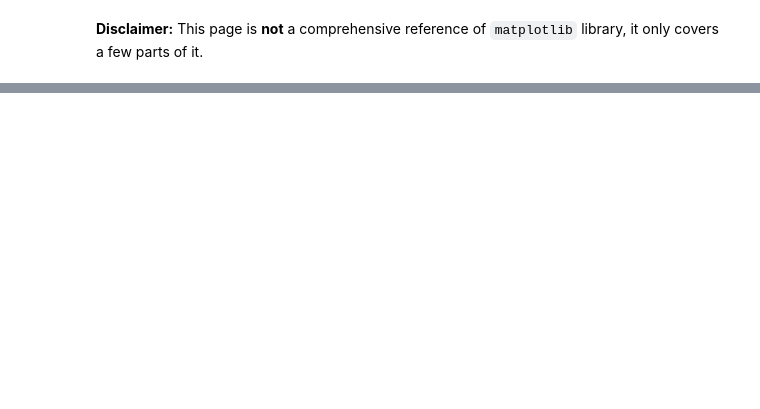
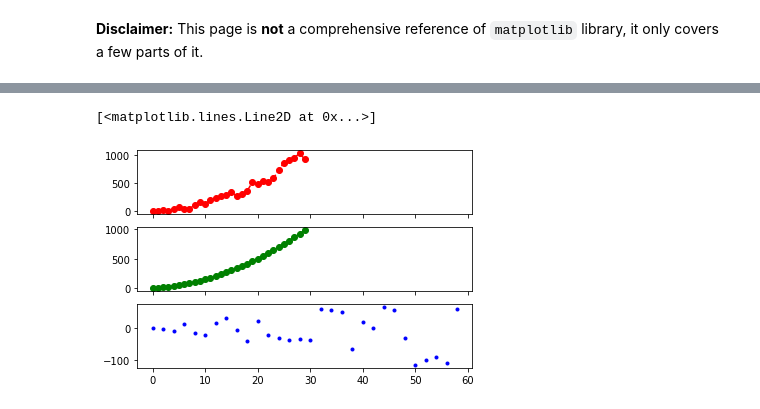
Before and after one commit to ilya40umov/python-cheatsheet, a Jupyter notebook: matplotlib.ipynb, the cells around one changed output, grey strips where cells are left out. Drawn from its saved outputs; the diff is of its cells as text; code cells hidden in the pictures; blank space fills up the shorter version.

```diff
--- a/matplotlib.ipynb
+++ b/matplotlib.ipynb
@@ -15,0 +39,9 @@ plt.show()
+# %%
+fig, sps = plt.subplots(3, 1, sharex=True)
+
+sps[0].plot(x, y1, 'ro--')
+sps[1].plot(x, y2, 'go-')
+sps[2].plot(x * 2, y2 - y1, 'b.')
+# %% [output]
+[<matplotlib.lines.Line2D at 0x...>]
+[figure, added]
```
Also changed, not shown: parts of 6 cells of this notebook, 4 other files.
